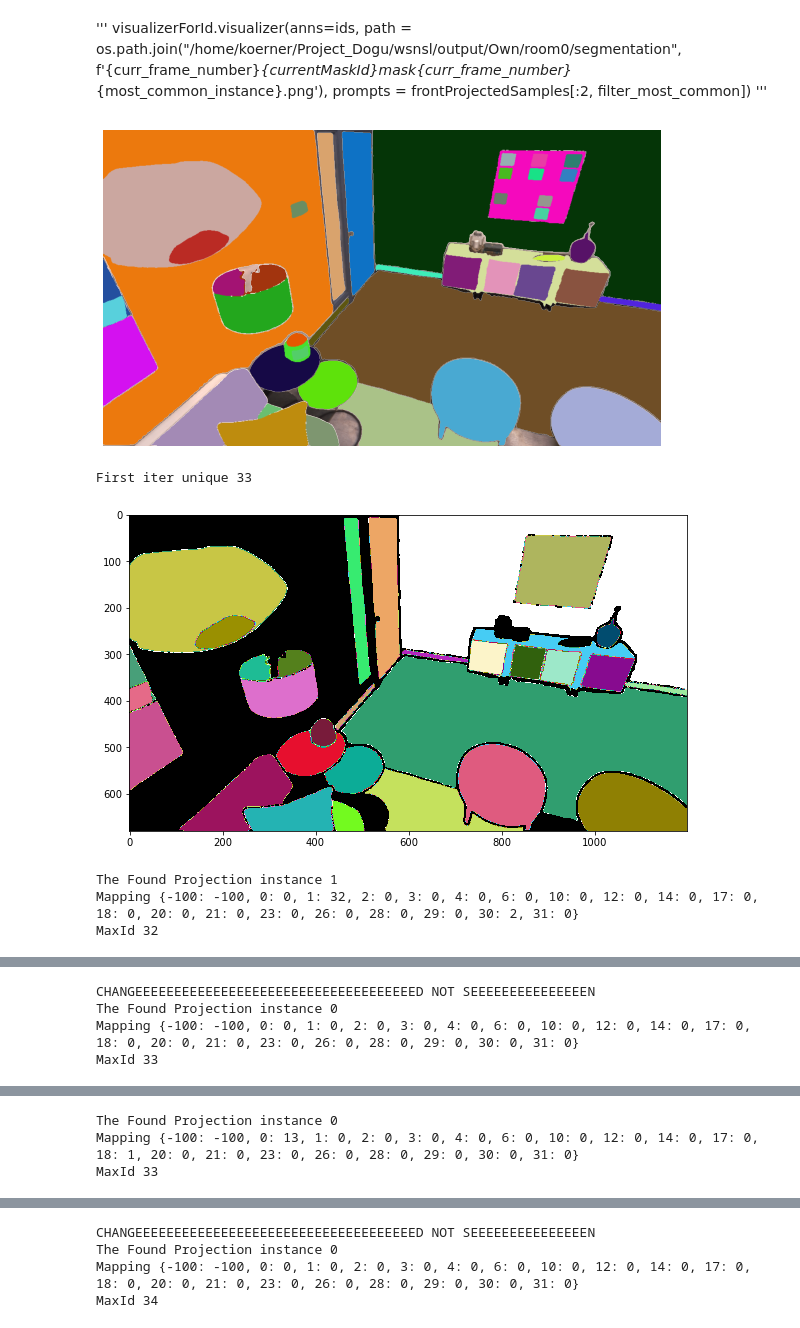
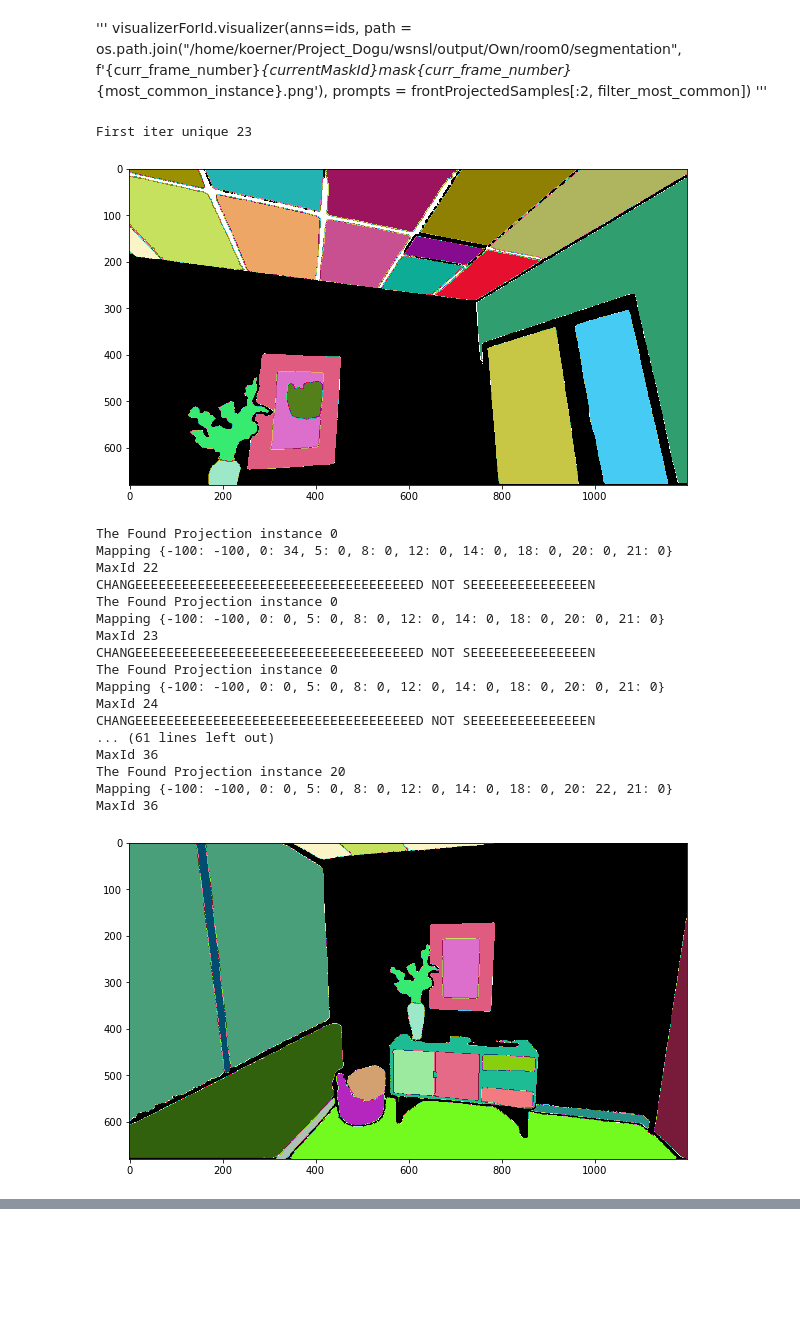
Before and after one commit to doginono/SceneSAM, a Jupyter notebook: src/utils/Automatic.ipynb, the cells around one changed output, grey strips where cells are left out. Saved outputs shown, nothing was run; the diff lists cells and outputs as text; code cells hidden in the pictures; blank space fills up the shorter version.

```diff
--- a/src/utils/Automatic.ipynb
+++ b/src/utils/Automatic.ipynb
@@ -10,11 +10,11 @@ import torch
 from sklearn.cluster import KMeans
 import os
 # %%
-path_to_traj = "/home/koerner/Project_Dogu/wsnsl/Datasets/Replica/room0/traj.txt"
+path_to_traj = "/home/koerner/Project_Dogu/wsnsl/Datasets/Replica/room1/traj.txt"
 T_wc = np.loadtxt(path_to_traj).reshape(-1, 4, 4)
 T_wc[:, 1:3] *= -1
-color_paths = sorted(glob.glob("/home/koerner/Project_Dogu/wsnsl/Datasets/Replica/room0/results/frame*.jpg"))
+color_paths = sorted(glob.glob("/home/koerner/Project_Dogu/wsnsl/Datasets/Replica/room1/results/frame*.jpg"))
 print(color_paths)
-depth_paths = sorted(glob.glob(f"/home/koerner/Project_Dogu/wsnsl/Datasets/Replica/room0/results/depth*.png"))
+depth_paths = sorted(glob.glob(f"/home/koerner/Project_Dogu/wsnsl/Datasets/Replica/room1/results/depth*.png"))
 print(depth_paths)
 # %% [output]
@@ -251,8 +251,7 @@ def createFrontMappingAutosort(
     hit_percent=0.1,
     verbose=False,
 ):
-    if verbose:
-        visualizerForId=vis.visualizerForIds()
+    visualizerForId=vis.visualizerForIds()
 
     if curr_frame_number==0:
         masks = automaticMask.generate(current_frame)
@@ -279,8 +278,7 @@ def createFrontMappingAutosort(
             (realWorldSamples, samplesFromCurrent[2:, :]), axis=0
         )
         print("First iter unique",len(np.unique(ids)))
-        if verbose:
-            visualizerForId.visualizer(anns=ids, path = os.path.join("/home/koerner/Project_Dogu/wsnsl/output/Own/room0/segmentation", f'{curr_frame_number}_initial.png'))
+        visualizerForId.visualizer(anns=ids, path = os.path.join("/home/koerner/Project_Dogu/wsnsl/output/Own/room1/segmentation", f'{curr_frame_number}_initial.png'))
 
         return ids, realWorldSamples, max_id
 
@@ -328,10 +326,10 @@ def createFrontMappingAutosort(
         print("Mapping",dictOfIds)
         print("MaxId",max_id)
         if verbose:
-            visualizerForId.visualizer(anns=copyOfIds, path = os.path.join("/home/koerner/Project_Dogu/wsnsl/output/Own/room0/segmentation", f'{curr_frame_number}_{currentMaskId}_mask{maxForMask}.png'))
+            visualizerForId.visualizer(anns=copyOfIds, path = os.path.join("/home/koerner/Project_Dogu/wsnsl/output/Own/room1/segmentation", f'{curr_frame_number}_{currentMaskId}_mask{maxForMask}.png'))
     ids=copyOfIds
     if True:
-        visualizerForId.visualizer(anns=ids, path = os.path.join("/home/koerner/Project_Dogu/wsnsl/output/Own/room0/segmentation", f'_final_{curr_frame_number}.png'))
+        visualizerForId.visualizer(anns=ids, path = os.path.join("/home/koerner/Project_Dogu/wsnsl/output/Own/room1/segmentation", f'_final_{curr_frame_number}.png'))
     if border != 0:
         ids[0 : 2 * border] = -100
         ids[-2 * border :] = -100
@@ -365,19 +363,34 @@ def createFrontMappingAutosort(
 # %%
 # main loop
 samples=None
 visu=vis.visualizerForIds()
 max_id=0
-for i in range(0,3):
-    currFramenumber=i*100
+howManyFrames=40
+for i in range(0,howManyFrames):
+    currFramenumber=i*2000//howManyFrames
     color_data = cv2.imread(color_paths[currFramenumber])
     image = cv2.cvtColor(color_data, cv2.COLOR_BGR2RGB)
     masks, samples, max_id=createFrontMappingAutosort(currFramenumber, T_wc, K, depth_paths, mask_generator, max_id=max_id, smallesMaskSize=1000,current_frame=image, samples=samples,verbose=False)
     #print(i)
 torch.cuda.empty_cache()
 # %% [output]
+First iter unique 23
-[figure, old version]
+[figure, new version]
-First iter unique 33
+The Found Projection instance 0
+Mapping {-100: -100, 0: 34, 5: 0, 8: 0, 12: 0, 14: 0, 18: 0, 20: 0, 21: 0}
+MaxId 22
+CHANGEEEEEEEEEEEEEEEEEEEEEEEEEEEEEEEEEEEED NOT SEEEEEEEEEEEEEEEN
+The Found Projection instance 0
+Mapping {-100: -100, 0: 0, 5: 0, 8: 0, 12: 0, 14: 0, 18: 0, 20: 0, 21: 0}
+MaxId 23
+CHANGEEEEEEEEEEEEEEEEEEEEEEEEEEEEEEEEEEEED NOT SEEEEEEEEEEEEEEEN
+The Found Projection instance 0
+Mapping {-100: -100, 0: 0, 5: 0, 8: 0, 12: 0, 14: 0, 18: 0, 20: 0, 21: 0}
+MaxId 24
+CHANGEEEEEEEEEEEEEEEEEEEEEEEEEEEEEEEEEEEED NOT SEEEEEEEEEEEEEEEN
+... (61 lines left out)
+MaxId 36
+The Found Projection instance 20
+Mapping {-100: -100, 0: 0, 5: 0, 8: 0, 12: 0, 14: 0, 18: 0, 20: 22, 21: 0}
+MaxId 36
-[figure, old version]
+[figure, new version]
-The Found Projection instance 1
-Mapping {-100: -100, 0: 0, 1: 32, 2: 0, 3: 0, 4: 0, 6: 0, 10: 0, 12: 0, 14: 0, 17: 0, 18: 0, 20: 0, 21: 0, 23: 0, 26: 0, 28: 0, 29: 0, 30: 2, 31: 0}
-MaxId 32
@@ -385,4 +414,0 @@ MaxId 32
-CHANGEEEEEEEEEEEEEEEEEEEEEEEEEEEEEEEEEEEED NOT SEEEEEEEEEEEEEEEN
-The Found Projection instance 0
-Mapping {-100: -100, 0: 0, 1: 0, 2: 0, 3: 0, 4: 0, 6: 0, 10: 0, 12: 0, 14: 0, 17: 0, 18: 0, 20: 0, 21: 0, 23: 0, 26: 0, 28: 0, 29: 0, 30: 0, 31: 0}
-MaxId 33
@@ -390,3 +432,0 @@ MaxId 33
-The Found Projection instance 0
-Mapping {-100: -100, 0: 13, 1: 0, 2: 0, 3: 0, 4: 0, 6: 0, 10: 0, 12: 0, 14: 0, 17: 0, 18: 1, 20: 0, 21: 0, 23: 0, 26: 0, 28: 0, 29: 0, 30: 0, 31: 0}
-MaxId 33
@@ -394,4 +450,0 @@ MaxId 33
-CHANGEEEEEEEEEEEEEEEEEEEEEEEEEEEEEEEEEEEED NOT SEEEEEEEEEEEEEEEN
-The Found Projection instance 0
-Mapping {-100: -100, 0: 0, 1: 0, 2: 0, 3: 0, 4: 0, 6: 0, 10: 0, 12: 0, 14: 0, 17: 0, 18: 0, 20: 0, 21: 0, 23: 0, 26: 0, 28: 0, 29: 0, 30: 0, 31: 0}
-MaxId 34
```
Also changed, not shown: parts of 3 cells of this notebook.
